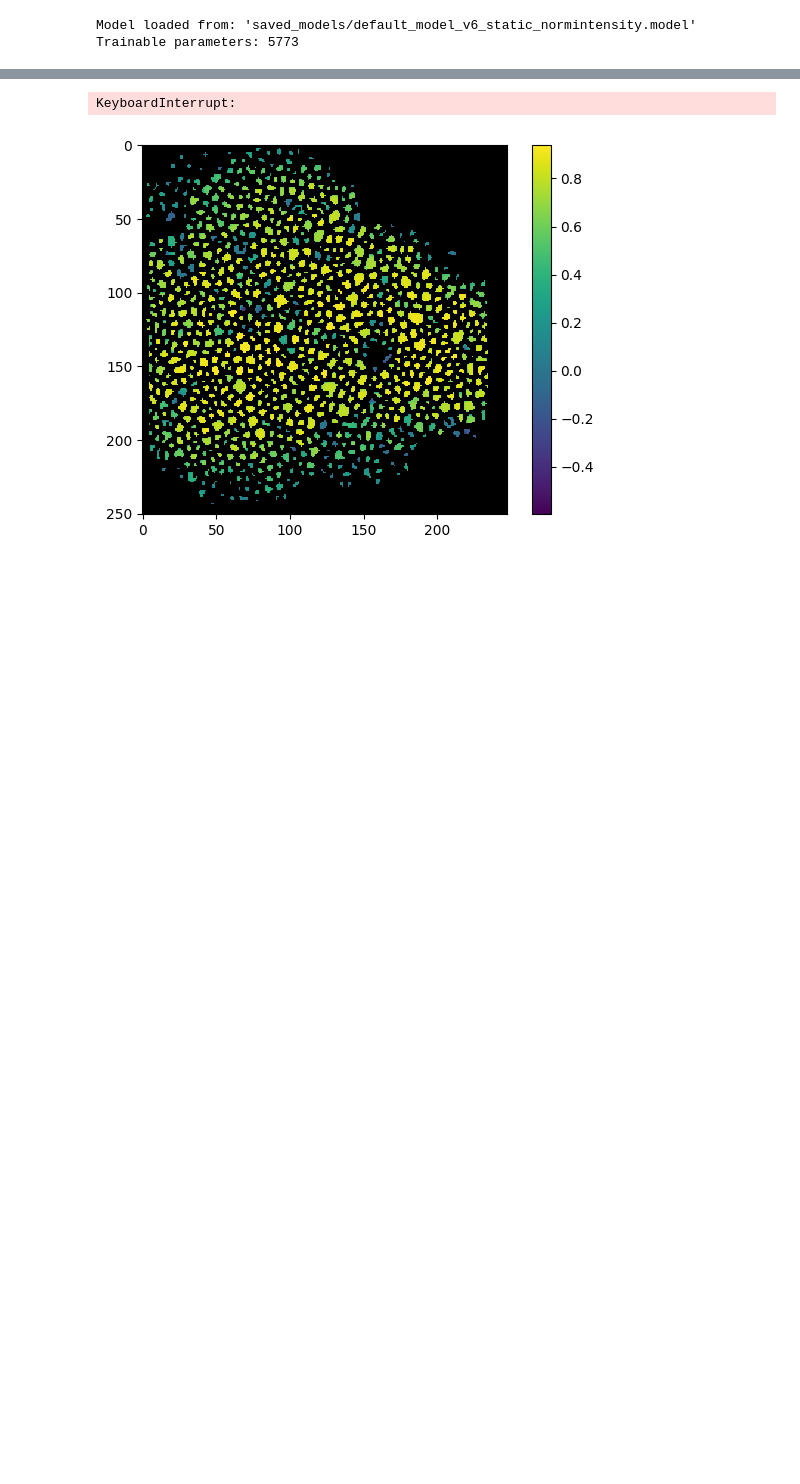
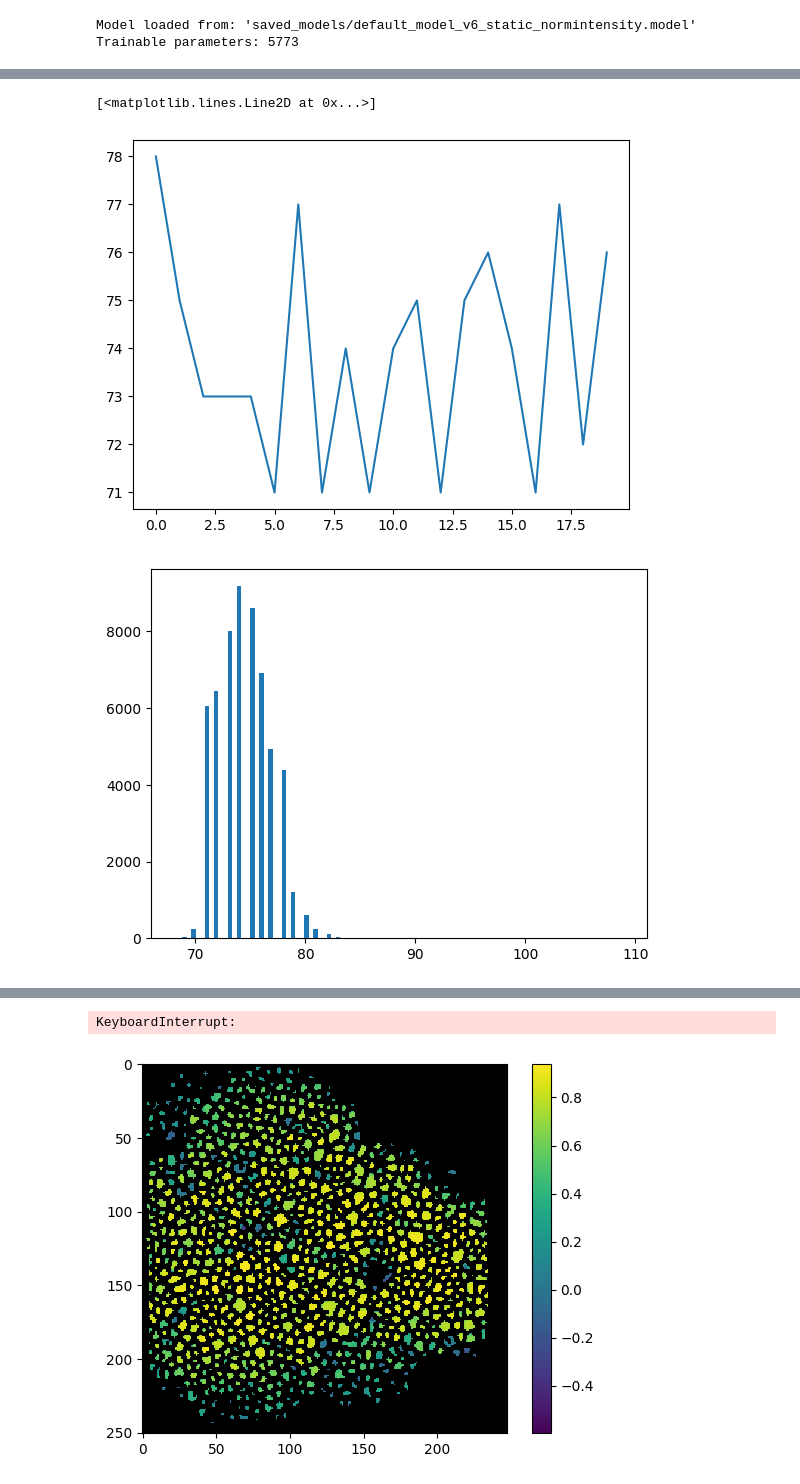
Before and after one commit to ArneVerheyden/CLIM-DL, a Jupyter notebook: model_test.ipynb, the cells around one changed output, grey strips where cells are left out. Saved outputs shown, nothing was run; the diff lists cells and outputs as text; code cells hidden in the pictures; blank space fills up the shorter version.

```diff
--- a/model_test.ipynb
+++ b/model_test.ipynb
@@ -297,0 +299,39 @@ Text(0, 0.5, 'Model output')
+# %%
+pos = (20, 21)
+pos2 = (40, 40)
+
+data_to_use = sample_video
+
+trace = data_to_use[:, *pos]
+# trace = generate_discrete_gaussian(len(trace), 13, 69, 82)
+
+
+plt.plot(trace[:20])
+plt.subplots()
+plt.hist(data_to_use[:, pos[0]:pos2[0], pos[1]:pos2[1]].flatten(), bins=100)
+
+plt.subplots()
+
+def get_autocorr(trace):
+    norm_trace = trace - trace.mean()
+    autocorr = np.correlate(norm_trace, norm_trace, mode='full')
+    autocorr = autocorr[len(autocorr) // 2:][:10]
+    autocorr /= autocorr[0]
+
+    return autocorr
+
+size = get_autocorr(trace)
+mean_corr = np.zeros_like(size)
+
+width = 20
+for i in range(width):
+    for j in range(width):
+        trace = data_to_use[:, pos[0] + i, pos[1] + j]
+        mean_corr += get_autocorr(trace)
+mean_corr /= mean_corr[0]
+
+plt.plot(mean_corr)
+# %% [output]
+[<matplotlib.lines.Line2D at 0x...>]
+[figure, added]
+[figure, added]
```
Also changed, not shown: parts of 10 cells of this notebook, 5 other files.
